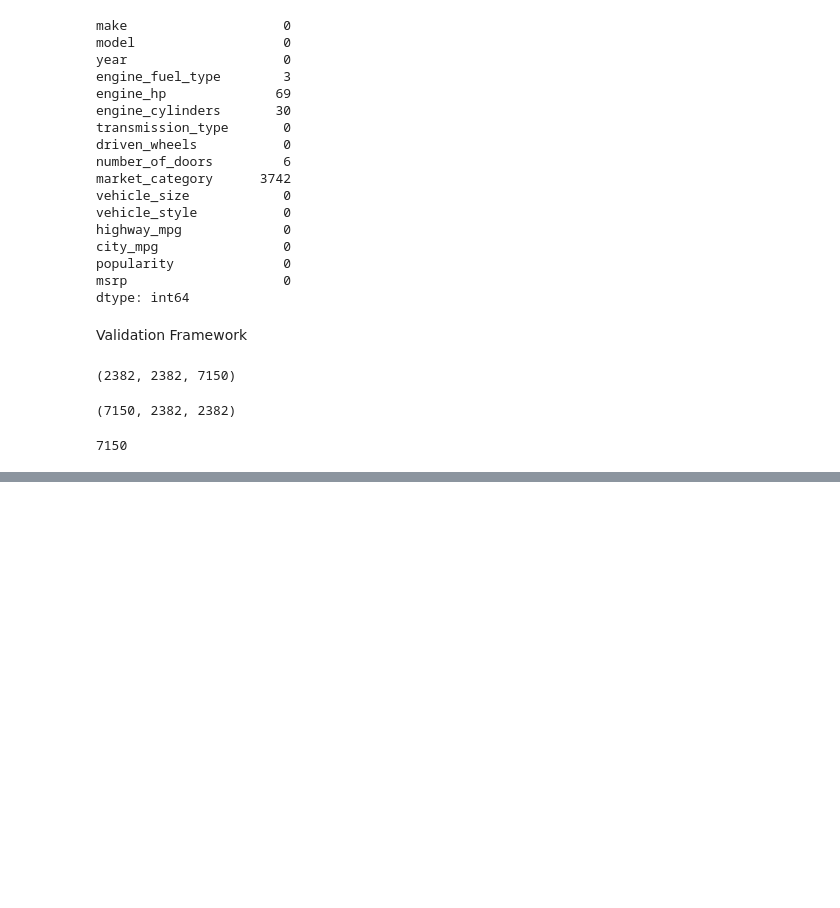
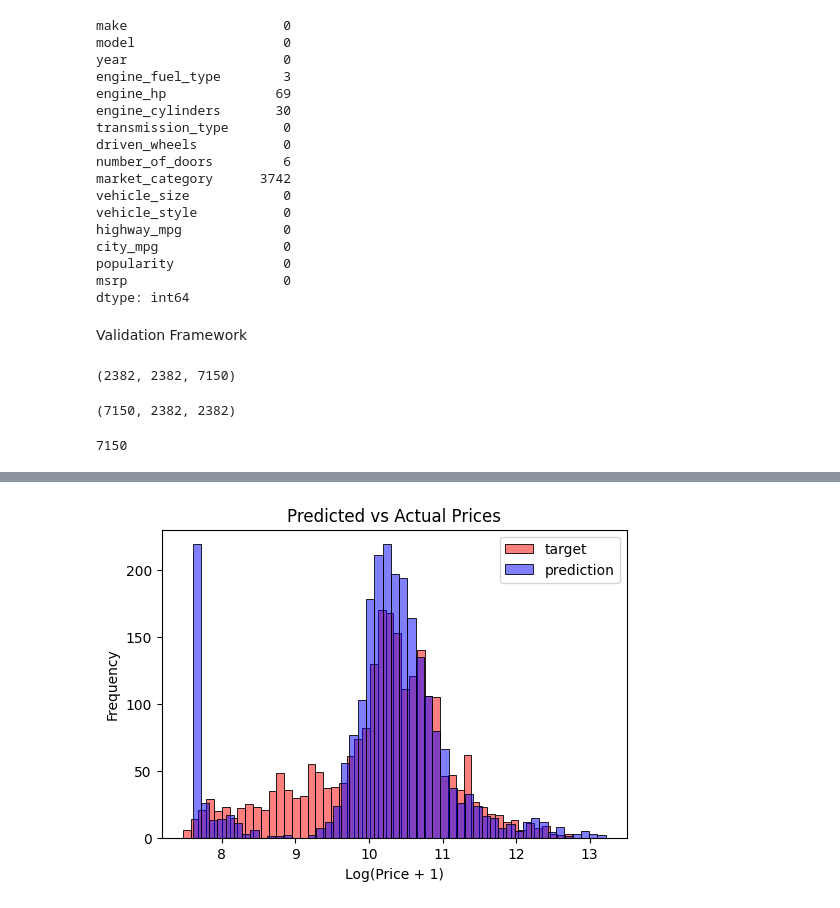
Before and after one commit to Lexlii/ml-zoomcamp-hw, a Jupyter notebook: Car Price Prediction/car_price.ipynb, the cells around one changed output, grey strips where cells are left out. Drawn from its saved outputs; the diff is of its cells as text; code cells hidden in the pictures; blank space fills up the shorter version.

```diff
--- a/Car Price Prediction/car_price.ipynb
+++ b/Car Price Prediction/car_price.ipynb
@@ -119,0 +171,5 @@ len(y_train)
+# %%
+def prepare_X(df):
+    df_num = df[base].fillna(0)
+    X = df_num.values
+    return X
@@ -119,0 +186,10 @@ len(y_train)
+# %%
+def prepare_X(df):
+    df = df.copy()
+
+    df['age'] = 2017 - df.year
+    features = base + ['age']
+
+    df_num = df[features].fillna(0)
+    X = df_num.values
+    return X
@@ -119,0 +204,12 @@ len(y_train)
+# %%
+plt.figure(figsize=(6,4))
+sns.histplot(y_pred, label='target', color='red', bins=50, alpha=0.5)
+sns.histplot(y_val, label='prediction', color='blue', bins=50, alpha=0.5)
+
+plt.legend()
+plt.title('Predicted vs Actual Prices')
+plt.ylabel('Frequency')
+plt.xlabel('Log(Price + 1)')
+plt.show()
+# %% [output]
+[figure, added]
```
Also changed, not shown: parts of 21 cells of this notebook.
